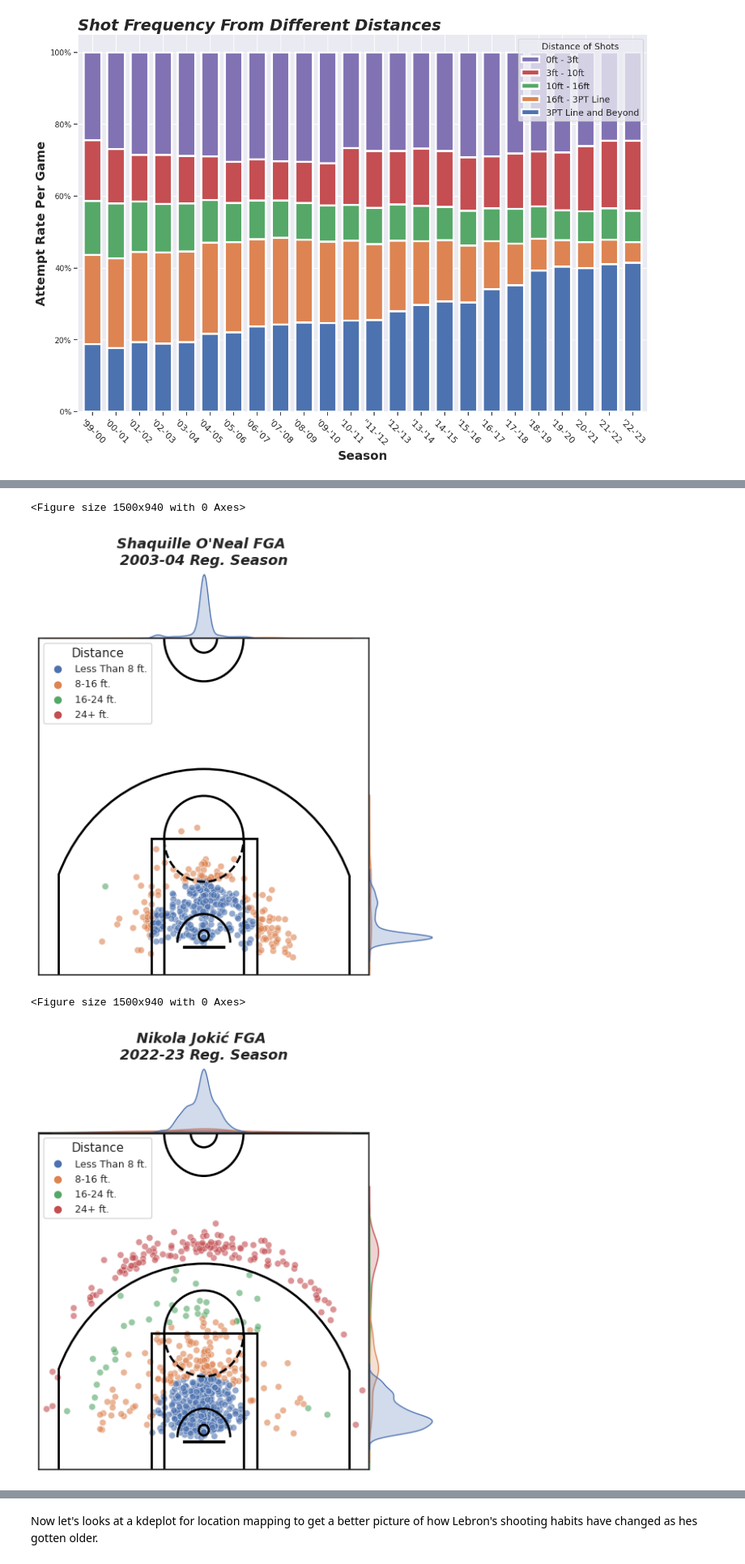
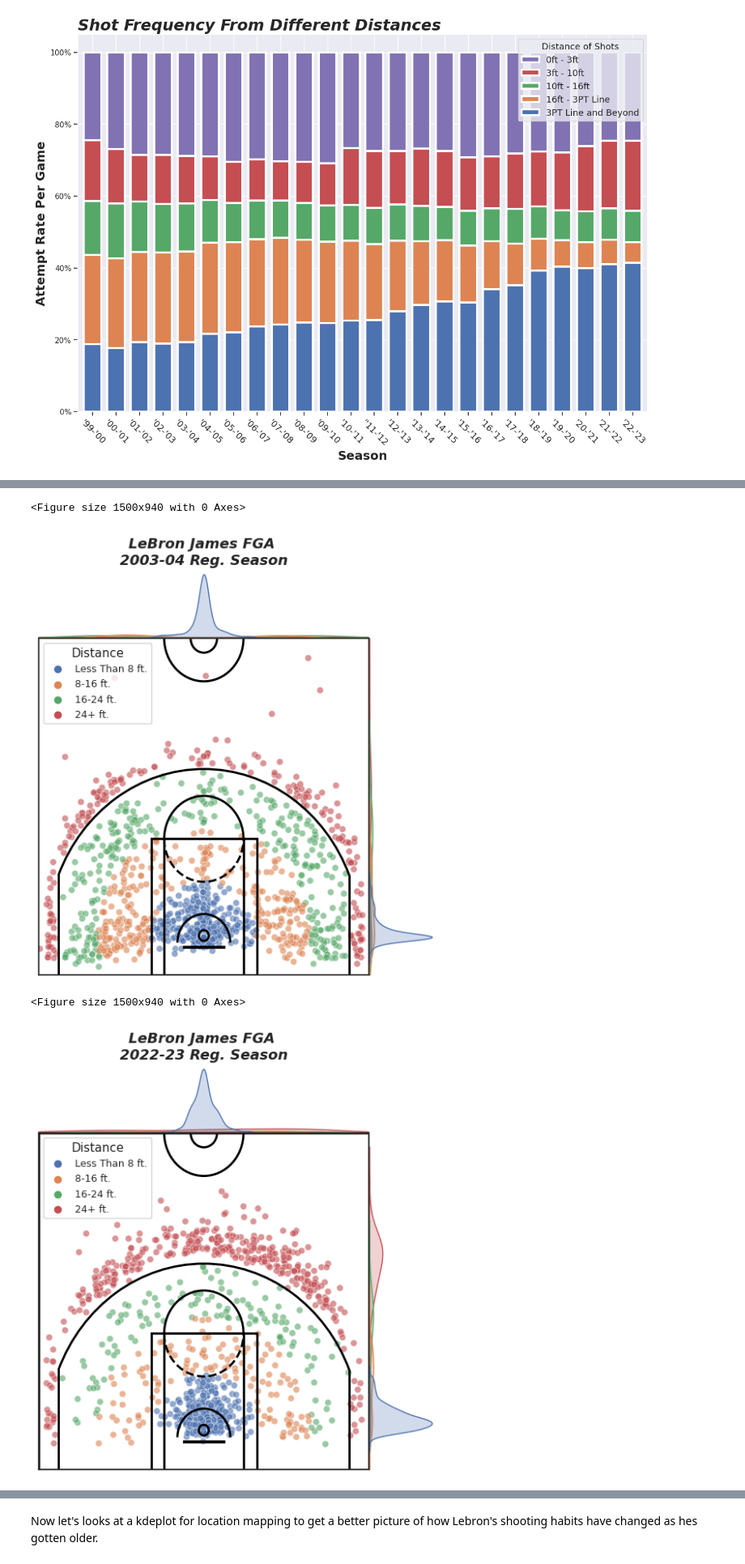
Before and after one commit to RafaelJMinaya/NBA-3Point-Shooting-Analysis, a Jupyter notebook: nba-3-point-shooting-evolution.ipynb, the cells around one changed output, grey strips where cells are left out. Shown at 81% size. Cells and saved outputs as stored; diff of their text form; code cells hidden in the pictures.

```diff
--- a/nba-3-point-shooting-evolution.ipynb
+++ b/nba-3-point-shooting-evolution.ipynb
@@ -553,7 +562,7 @@ def draw_court(ax=None, color='white', lw=2, outer_lines=False):
 
     if outer_lines:
         # Draw the half court line, baseline and side out bound lines
-        outer_lines = Rectangle((-250, 470), 500, 470, linewidth=lw,
+        outer_lines = Rectangle((-250, 0), 500, 470, linewidth=lw,
                                 color=color, fill=False)
         court_elements.append(outer_lines)
 
@@ -715,7 +801,6 @@ The difference in shot selection for players is made even more evident by just l
 # %%
 #########################################################################################
-#shots_04.drop(['SEASON_1', 'TEAM_ID', 'TEAM_NAME', 'POSITION_GROUP', 'POSITION', 'GAME_DATE', 'GAME_ID','HOME_TEAM', 'AWAY_TEAM', 'EVENT_TYPE', 'ACTION_TYPE','SHOT_TYPE', 'BASIC_ZONE', 'ZONE_NAME', 'ZONE_ABB'], axis=1, inplace=True)
-shaq_04 = shots_04.query('PLAYER_ID == 406 & ZONE_RANGE != "Back Court Shot"')
+lebron_04 = shots_04.query('PLAYER_NAME == "LeBron James" & ZONE_RANGE != "Back Court Shot"')
 
 #setting up seaborn plot
 sns.set_style("white")
@@ -723,7 +808,7 @@ sns.set_color_codes()
 fig = plt.figure(figsize=(15,9.4))
 
 #Plotting
-ax = sns.jointplot(data = shaq_04,
+ax = sns.jointplot(data = lebron_04,
                    x='LOC_X',
                    y='LOC_Y',
                    kind='scatter',
@@ -742,7 +827,7 @@ plt.xlim(-250, 250)
 plt.ylim(0, 470)
 
 #Title
-plt.title("Shaquille O'Neal FGA \n2003-04 Reg. Season",
+plt.title('LeBron James FGA \n2003-04 Reg. Season',
           fontsize=13,
           loc='center',
           fontweight='bold',
@@ -755,55 +840,48 @@ plt.legend(title='Distance',
           title_fontsize= 11,
           fontsize = 9)
 
-
-plt.show()
-
-################################################################
-
-
-#shots_23.drop(['SEASON_1', 'TEAM_ID', 'TEAM_NAME', 'PLAYER_ID', 'POSITION_GROUP', 'POSITION', 'GAME_DATE', 'GAME_ID','HOME_TEAM', 'AWAY_TEAM', 'EVENT_TYPE', 'ACTION_TYPE','SHOT_TYPE', 'BASIC_ZONE', 'ZONE_NAME', 'ZONE_ABB'], axis=1, inplace=True)
-jokic_23 = shots_23.query('PLAYER_NAME == "Nikola Jokic" & ZONE_RANGE != "Back Court Shot"')
+############################################################################################
+lebron_23 = shots_23.query('PLAYER_NAME == "LeBron James" & ZONE_RANGE != "Back Court Shot"')
 
 sns.set_style("white")
 sns.set_color_codes()
 plt.figure(figsize=(15,9.4))
 
 #Plotting
-sns.jointplot(data = jokic_23,
+sns.jointplot(data = lebron_23,
               x='LOC_X',
               y='LOC_Y',
               kind='scatter',
               hue='ZONE_RANGE',
               hue_order=['Less Than 8 ft.', '8-16 ft.', '16-24 ft.', '24+ ft.'],
               space=0,
               alpha=0.6)
 
 #Court and axis
 draw_court(outer_lines=True, color="black")
 cur_axes = plt.gca()
 cur_axes.axes.get_xaxis().set_visible(False)
 cur_axes.axes.get_yaxis().set_visible(False)
 plt.xlim(-250, 250)
 plt.ylim(0, 470)
 
 #Title
-plt.title('Nikola Jokić FGA \n2022-23 Reg. Season',
+plt.title('LeBron James FGA \n2022-23 Reg. Season',
           fontsize=13,
           loc='center',
           fontweight='bold',
           y=1.2,
           fontstyle='oblique')
 
 #Legend
 plt.legend(title='Distance',
           loc='upper left',
           title_fontsize= 11,
           fontsize = 9)
 
-
 plt.show()
 # %% [output]
 <Figure size 1500x940 with 0 Axes>
-[figure, old version]
+[figure, new version]
 <Figure size 1500x940 with 0 Axes>
-[figure, old version]
+[figure, new version]
```
Also changed, not shown: parts of 43 cells of this notebook.
